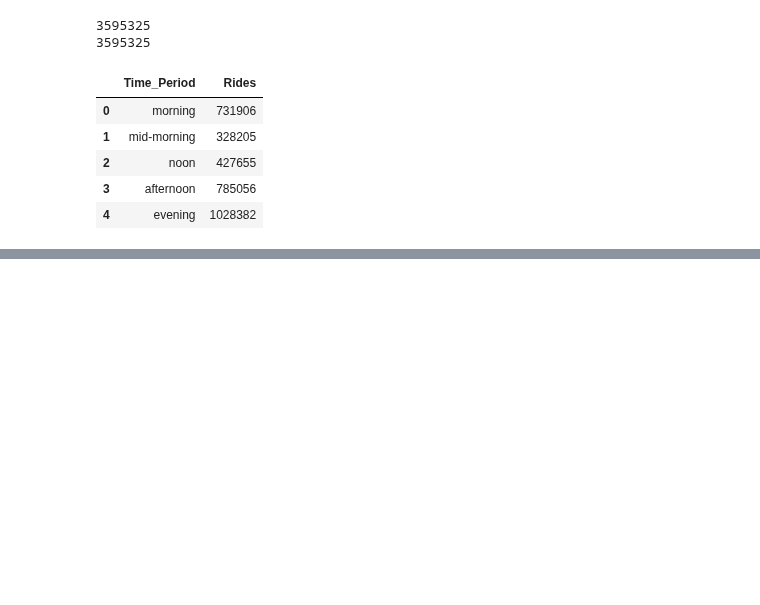
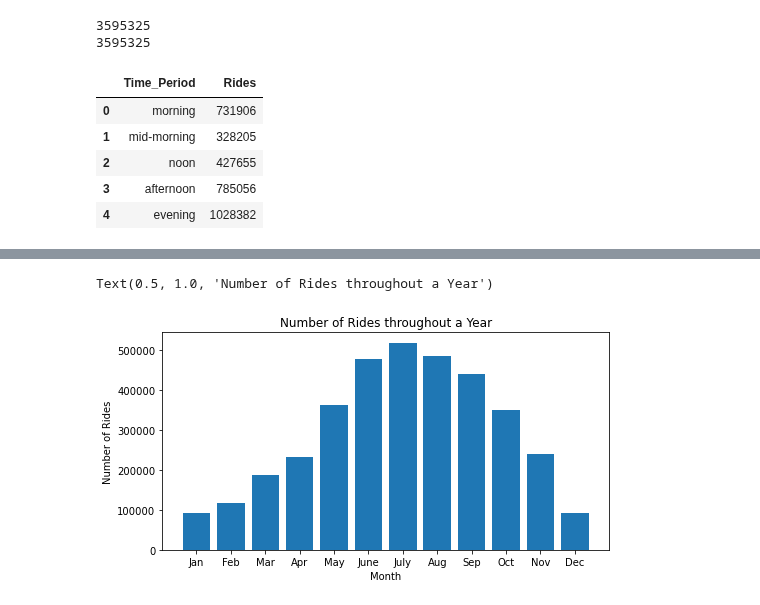
Before and after one commit to agruenb/PrescriptiveStruggle_BikeSharing, a Jupyter notebook: imkeWorkspace/Temporal_Demand_Patterns.ipynb, the cells around one changed output, grey strips where cells are left out. Saved outputs shown, nothing was run; the diff lists cells and outputs as text; code cells hidden in the pictures; blank space fills up the shorter version.

```diff
--- a/imkeWorkspace/Temporal_Demand_Patterns.ipynb
+++ b/imkeWorkspace/Temporal_Demand_Patterns.ipynb
@@ -138,0 +257,26 @@ plt.show()
+# %%
+jan = chicago[chicago['month']==1]
+feb = chicago[chicago['month']==2]
+mar = chicago[chicago['month']==3]
+apr = chicago[chicago['month']==4]
+may = chicago[chicago['month']==5]
+jun = chicago[chicago['month']==6]
+jul = chicago[chicago['month']==7]
+aug = chicago[chicago['month']==8]
+sep = chicago[chicago['month']==9]
+octo = chicago[chicago['month']==10]
+nov = chicago[chicago['month']==11]
+dec = chicago[chicago['month']==12]
+# %%
+monthly_rides = pd.DataFrame({'months': ['Jan','Feb','Mar','Apr','May','June','July','Aug','Sep','Oct','Nov','Dec'], 'rides': [jan['weekday'].size, feb['weekday'].size, mar['weekday'].size, apr['weekday'].size, may['weekday'].size, jun['weekday'].size, jul['weekday'].size, aug['weekday'].size, sep['weekday'].size, octo['weekday'].size, nov['weekday'].size, dec['weekday'].size]})
+# %%
+# Graph der die Anzahl der Fahrten im Verlauf des Jahres darstellt
+fig,ax = plt.subplots(figsize=(8,4))
+
+ax.bar(monthly_rides['months'], monthly_rides['rides'] )
+ax.set_xlabel("Month")
+ax.set_ylabel("Number of Rides")
+ax.set_title("Number of Rides throughout a Year")
+# %% [output]
+Text(0.5, 1.0, 'Number of Rides throughout a Year')
+[figure, added]
```
Also changed, not shown: parts of 16 cells of this notebook.
